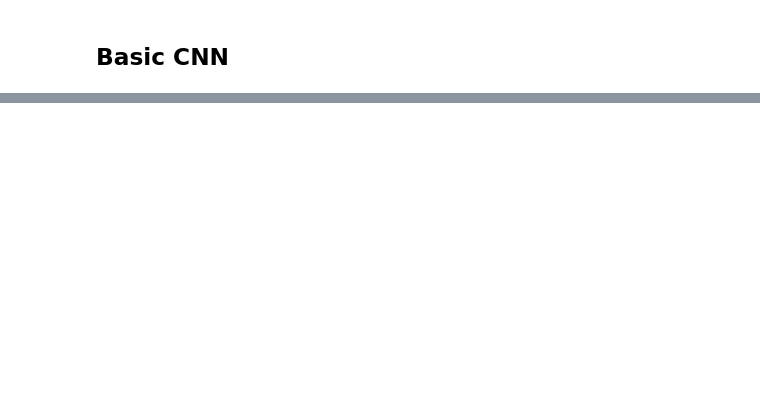
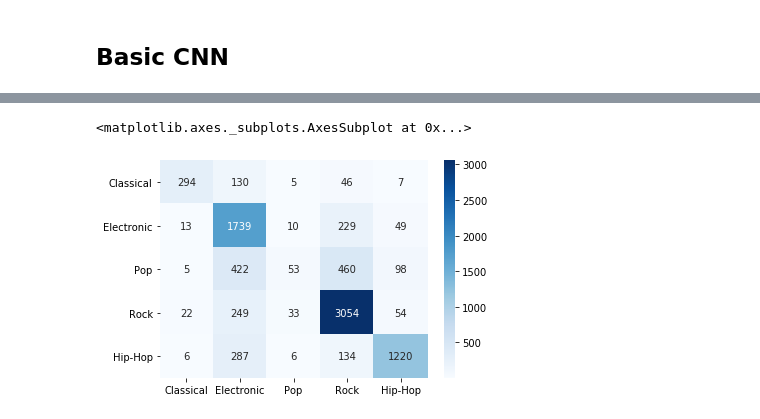
Before and after one commit to Solzan/MusicGenreClassifier, a Jupyter notebook: train.ipynb, the cells around one changed output, grey strips where cells are left out. Drawn from its saved outputs; the diff is of its cells as text; code cells hidden in the pictures; blank space fills up the shorter version.

```diff
--- a/train.ipynb
+++ b/train.ipynb
@@ -86,0 +143,11 @@ model.evaluate(testX, testY, verbose=2)
+# %%
+Y_True = []
+for i in testY:
+    Y_True.append(list(i).index(1))
+# %%
+target_names = ['Classical', 'Electronic', 'Pop', 'Rock', 'Hip-Hop']
+conf_matrix = pd.DataFrame(confusion_matrix(Y_True, Y_Predicted), index = target_names, columns = target_names)
+sns.heatmap(conf_matrix, annot=True, cmap='Blues', fmt='g')
+# %% [output]
+<matplotlib.axes._subplots.AxesSubplot at 0x...>
+[figure, added]
```
Also changed, not shown: parts of 22 cells of this notebook, 15 other files.
